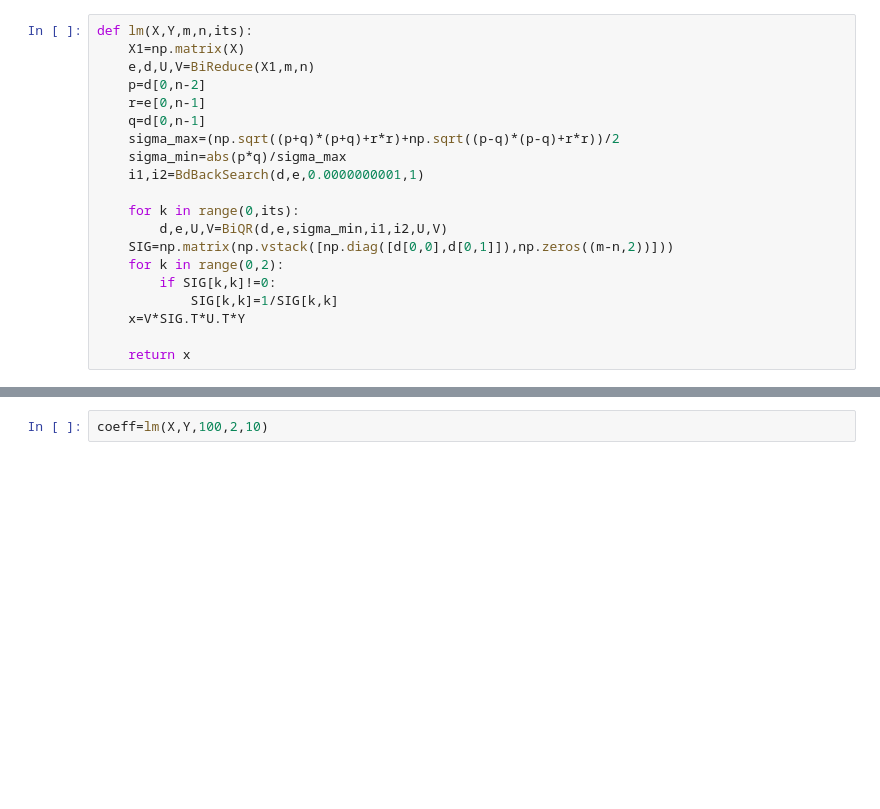
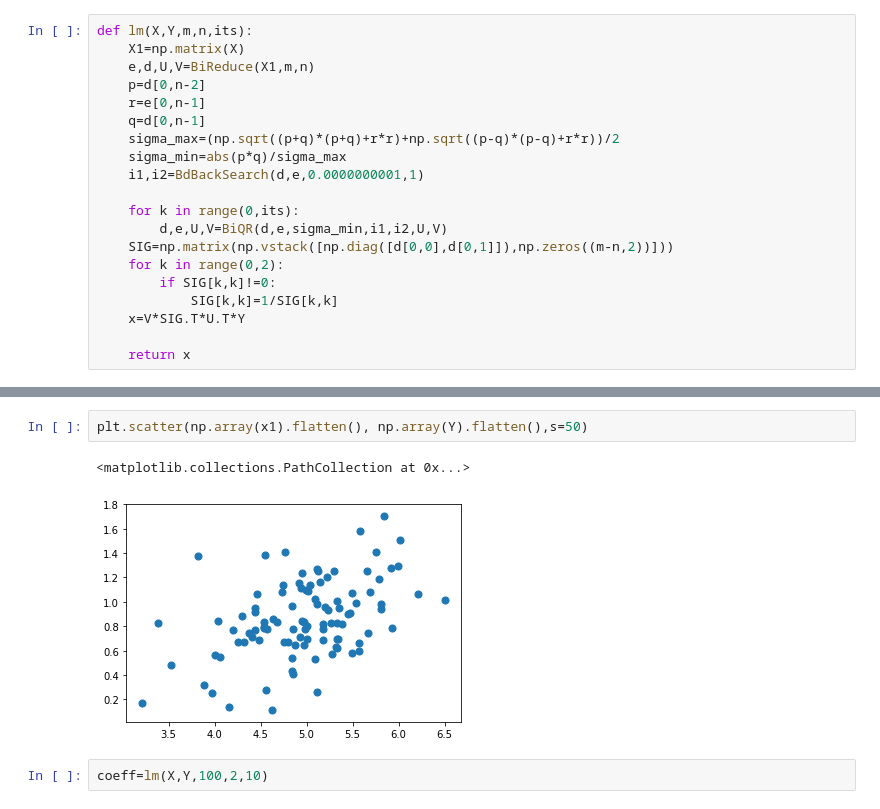
Before and after one commit to AtulAnshumanSingh/MachineLearning, a Jupyter notebook: Implementing Singular Value Decomposition algorithm with application to Linear Regression analysis.ipynb, the cells around one changed output, grey strips where cells are left out. Drawn from its saved outputs; the diff is of its cells as text; blank space fills up the shorter version.

```diff
--- a/Implementing Singular Value Decomposition algorithm with application to Linear Regression analysis.ipynb
+++ b/Implementing Singular Value Decomposition algorithm with application to Linear Regression analysis.ipynb
@@ -201,2 +218,7 @@ plt.show()
+# %%
+plt.scatter(np.array(x1).flatten(), np.array(Y).flatten(),s=50)
+# %% [output]
+<matplotlib.collections.PathCollection at 0x...>
+[figure, added]
 # %%
 coeff=lm(X,Y,100,2,10)
```
Also changed, not shown: parts of 7 cells of this notebook, 9 other files.
